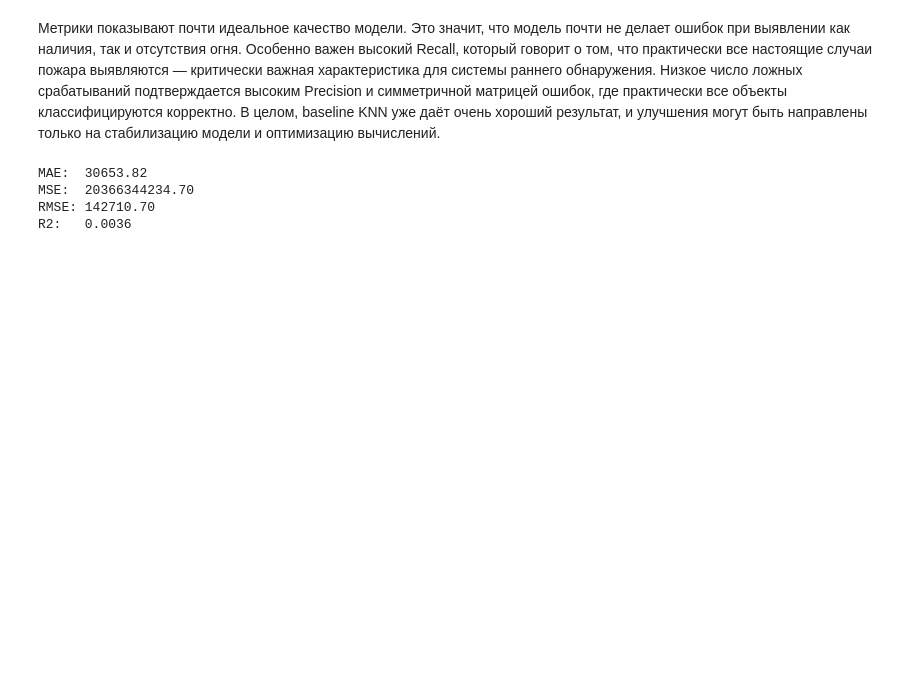
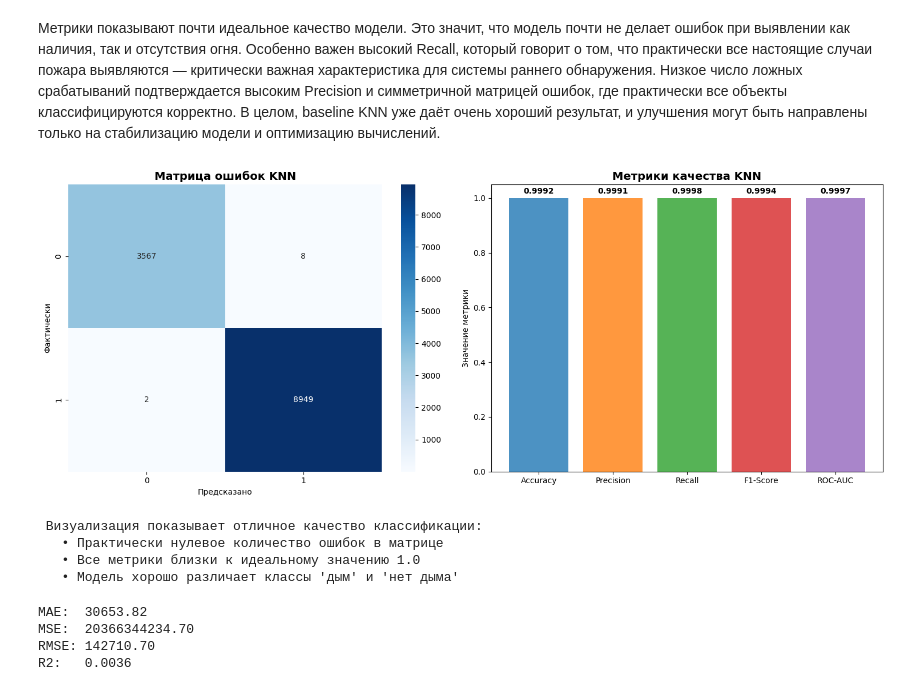
Before and after one commit to xp0ssx/AI_Frameworks, a Jupyter notebook: lab_1.ipynb, the cells around one changed output. Drawn from its saved outputs; the diff is of its cells as text; code cells hidden in the pictures; blank space fills up the shorter version.

```diff
--- a/lab_1.ipynb
+++ b/lab_1.ipynb
@@ -4,6 +4,8 @@
 # %%
 import pandas as pd
 import numpy as np
+import matplotlib.pyplot as plt
+import seaborn as sns
 from sklearn.model_selection import train_test_split
 from sklearn.preprocessing import StandardScaler
 from sklearn.impute import SimpleImputer
@@ -23,6 +25,11 @@ from sklearn.metrics import (
     mean_squared_error,
     r2_score
 )
+
+# Настройки для графиков
+plt.style.use('default')
+sns.set_palette("husl")
+plt.rcParams['figure.figsize'] = (12, 8)
 # %% [markdown]
 ## Загрузка данных
 # %%
@@ -273,6 +280,43 @@ Confusion matrix:
  [   2 8949]]
 # %% [markdown]
 Метрики показывают почти идеальное качество модели. Это значит, что модель почти не делает ошибок при выявлении как наличия, так и отсутствия огня. Особенно важен высокий Recall, который говорит о том, что практически все настоящие случаи пожара выявляются — критически важная характеристика для системы раннего обнаружения. Низкое число ложных срабатываний подтверждается высоким Precision и симметричной матрицей ошибок, где практически все объекты классифицируются корректно. В целом, baseline KNN уже даёт очень хороший результат, и улучшения могут быть направлены только на стабилизацию модели и оптимизацию вычислений.
+# %%
+# ===== ВИЗУАЛИЗАЦИЯ РЕЗУЛЬТАТОВ КЛАССИФИКАЦИИ =====
+fig, axes = plt.subplots(1, 2, figsize=(15, 6))
+
+# Матрица ошибок
+sns.heatmap(cm, annot=True, fmt='d', cmap='Blues', ax=axes[0])
+axes[0].set_title('Матрица ошибок KNN', fontsize=14, fontweight='bold')
+axes[0].set_xlabel('Предсказано')
+axes[0].set_ylabel('Фактически')
+
+# Барчарт метрик
+metrics_names = ['Accuracy', 'Precision', 'Recall', 'F1-Score', 'ROC-AUC']
+metrics_values = [accuracy, precision, recall, f1, roc_auc]
+
+bars = axes[1].bar(metrics_names, metrics_values, alpha=0.8, color=['#1f77b4', '#ff7f0e', '#2ca02c', '#d62728', '#9467bd'])
+axes[1].set_title('Метрики качества KNN', fontsize=14, fontweight='bold')
+axes[1].set_ylabel('Значение метрики')
+axes[1].set_ylim(0, 1.05)
+
+# Добавляем значения на столбцы
+for bar, value in zip(bars, metrics_values):
+    axes[1].text(bar.get_x() + bar.get_width()/2., bar.get_height() + 0.01,
+                f'{value:.4f}', ha='center', va='bottom', fontweight='bold')
+
+plt.tight_layout()
+plt.show()
+
+print(f" Визуализация показывает отличное качество классификации:")
+print(f"   • Практически нулевое количество ошибок в матрице")
+print(f"   • Все метрики близки к идеальному значению 1.0")
+print(f"   • Модель хорошо различает классы 'дым' и 'нет дыма'")
+# %% [output]
+[figure, added]
+ Визуализация показывает отличное качество классификации:
+   • Практически нулевое количество ошибок в матрице
+   • Все метрики близки к идеальному значению 1.0
+   • Модель хорошо различает классы 'дым' и 'нет дыма'
 # %%
 # ===== Предсказания =====
 reg_y_pred = reg_knn.predict(reg_X_test_scaled)
```
Also changed, not shown: parts of 5 cells of this notebook.
